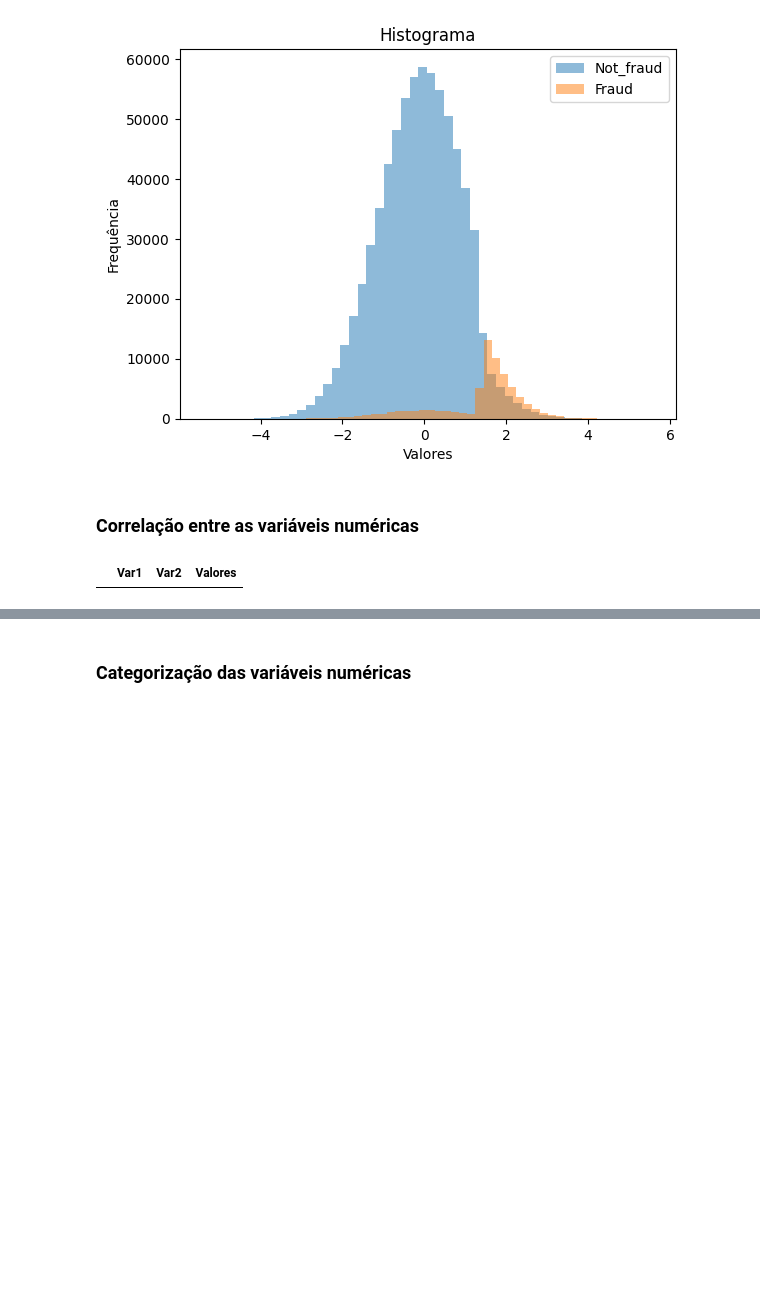
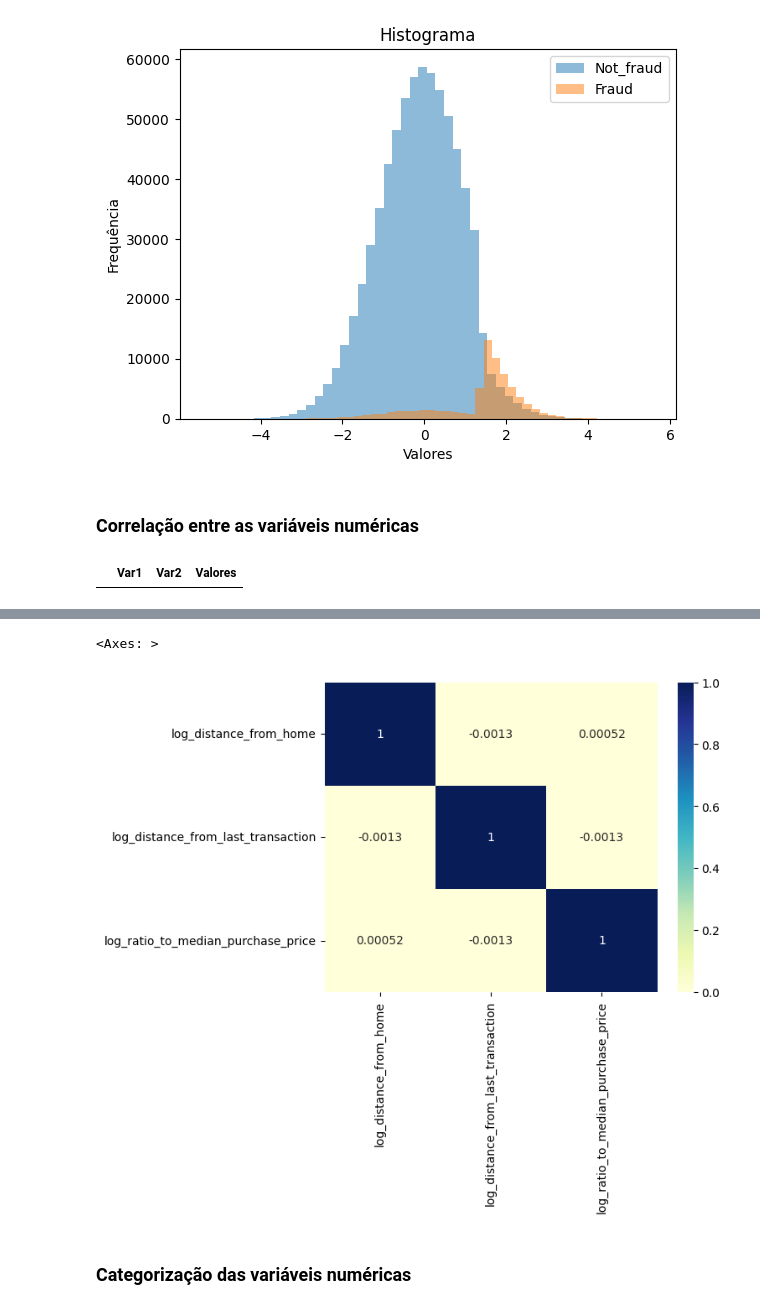
Before and after one commit to HugoCalegari/Estudo_Fraude_CC, a Jupyter notebook: vFraude_CC/2.Exploracao_variaveis/1.Exploracao_inicial.ipynb, the cells around one changed output, grey strips where cells are left out. Cells and saved outputs as stored; diff of their text form; code cells hidden in the pictures; blank space fills up the shorter version.

```diff
--- a/vFraude_CC/2.Exploracao_variaveis/1.Exploracao_inicial.ipynb
+++ b/vFraude_CC/2.Exploracao_variaveis/1.Exploracao_inicial.ipynb
@@ -298,3 +307,8 @@ Vars_Correl(dataframe=dados, list_vars_num=lista_numericas, limiar=0.6, metodo='
+# %%
+sns.heatmap(dados[lista_numericas].corr(method = 'spearman'), cmap="YlGnBu", annot=True)
+# %% [output]
+<Axes: >
+[figure, added]
 # %% [markdown]
 ### Categorização das variáveis numéricas
 # %%
```
Also changed, not shown: parts of 20 cells of this notebook.
